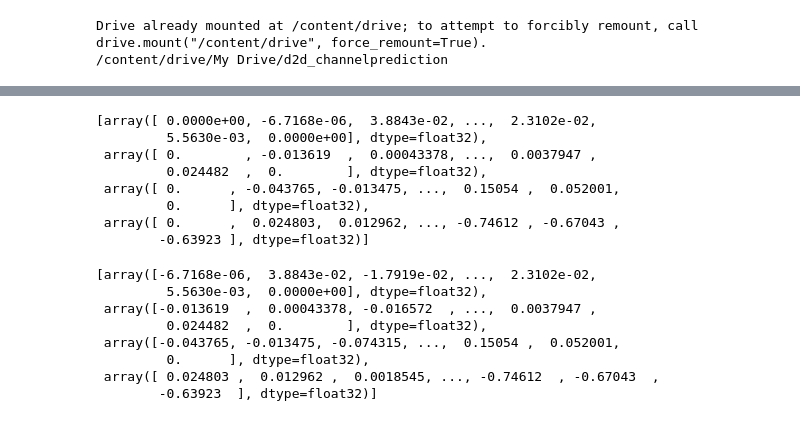
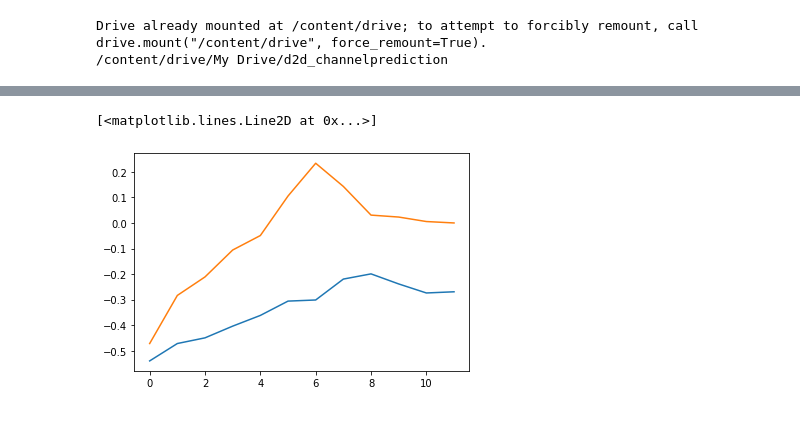
Before and after one commit to SamuelBFG/channel-prediction, a Jupyter notebook: D2D/N-BEATS/N_BEATS_for_Channel_Prediction.ipynb, the cells around one changed output, grey strips where cells are left out. Saved outputs shown, nothing was run; the diff lists cells and outputs as text; code cells hidden in the pictures.

```diff
--- a/D2D/N-BEATS/N_BEATS_for_Channel_Prediction.ipynb
+++ b/D2D/N-BEATS/N_BEATS_for_Channel_Prediction.ipynb
@@ -90,22 +524,6 @@ plt.plot(np.concatenate([np.nan*np.zeros((win_len,)), batch["target"][0]]))
-# %%
-train_dataset.get_Bbat
-# %% [output]
-[array([ 0.0000e+00, -6.7168e-06,  3.8843e-02, ...,  2.3102e-02,
-         5.5630e-03,  0.0000e+00], dtype=float32),
- array([ 0.        , -0.013619  ,  0.00043378, ...,  0.0037947 ,
-         0.024482  ,  0.        ], dtype=float32),
- array([ 0.      , -0.043765, -0.013475, ...,  0.15054 ,  0.052001,
-         0.      ], dtype=float32),
- array([ 0.      ,  0.024803,  0.012962, ..., -0.74612 , -0.67043 ,
-        -0.63923 ], dtype=float32)]
-# %%
-train_dataset.ts_raw
-# %% [output]
-[array([-6.7168e-06,  3.8843e-02, -1.7919e-02, ...,  2.3102e-02,
-         5.5630e-03,  0.0000e+00], dtype=float32),
- array([-0.013619  ,  0.00043378, -0.016572  , ...,  0.0037947 ,
-         0.024482  ,  0.        ], dtype=float32),
- array([-0.043765, -0.013475, -0.074315, ...,  0.15054 ,  0.052001,
-         0.      ], dtype=float32),
- array([ 0.024803 ,  0.012962 ,  0.0018545, ..., -0.74612  , -0.67043  ,
-        -0.63923  ], dtype=float32)]
+# %%
+plt.plot(a[0])
+plt.plot(test_dataset.ts_raw[0])
+# %% [output]
+[<matplotlib.lines.Line2D at 0x...>]
+[figure, added]
```
Also changed, not shown: parts of 21 cells of this notebook.
